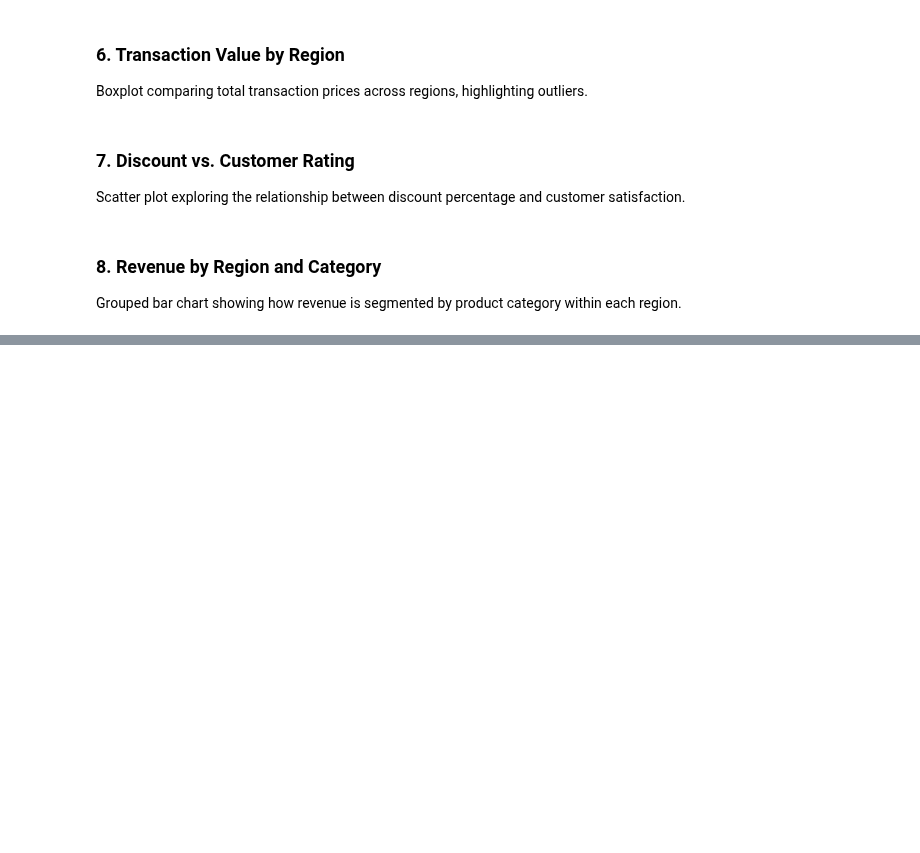
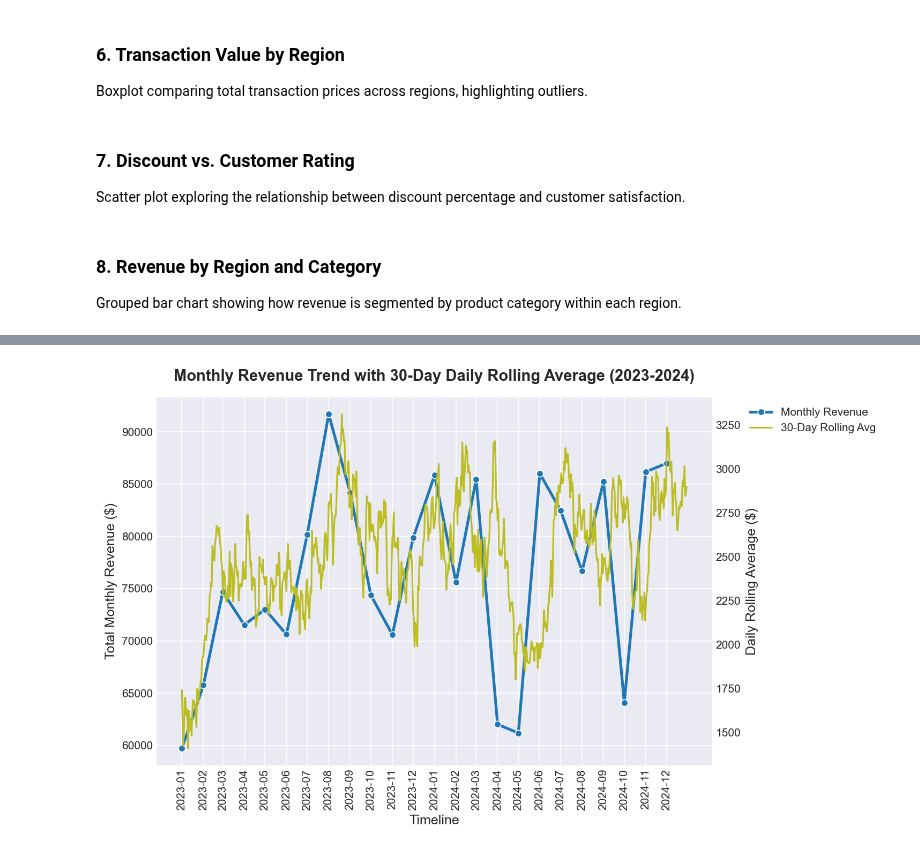
Before and after one commit to cURL-faraz/retail-insights-analytics, a Jupyter notebook: notebooks/retail_analysis.ipynb, the cells around one changed output, grey strips where cells are left out. Cells and saved outputs as stored; diff of their text form; code cells hidden in the pictures; blank space fills up the shorter version.

```diff
--- a/notebooks/retail_analysis.ipynb
+++ b/notebooks/retail_analysis.ipynb
@@ -1440,0 +1503,44 @@ plt.show()
+# %%
+import matplotlib.dates as mdates
+
+fig, monthly_ax = plt.subplots(figsize = (10, 6), dpi = 150)
+
+df['order_Y-M'] = df['order_date'].dt.to_period('M').dt.to_timestamp()
+monthly_revenue = df.groupby('order_Y-M', as_index = False).agg(total_revenue = ('total_price', 'sum'))
+sns.lineplot(data = monthly_revenue, x = 'order_Y-M', y = 'total_revenue', ax = monthly_ax,
+             zorder = 3, color = "#1f77b4", marker = "o", linewidth = 2.5, label = "Monthly Revenue")
+
+rolling_ax = monthly_ax.twinx()
+rolling_ax.grid(False)
+
+daily_revenue = df.groupby('order_date', as_index = False).agg(total_revenue = ('total_price', 'sum'))
+daily_revenue['rolling_30d'] = daily_revenue['total_revenue'].rolling(window = 30, min_periods = 1).mean()
+sns.lineplot(data = daily_revenue, x = 'order_date', y = 'rolling_30d', ax = rolling_ax,
+             zorder = 2, color = '#bcbd22', label = '30-Day Rolling Avg')
+
+monthly_ax.set_xlabel('Timeline', fontsize = 12)
+monthly_ax.tick_params(axis = 'x', rotation = 90)
+monthly_ax.set_ylabel('Total Monthly Revenue ($)', fontsize = 12)
+monthly_ax.set_title("Monthly Revenue Trend with 30-Day Daily Rolling Average (2023-2024)",
+                      fontsize = 14, fontweight = 'bold', pad = 15)
+monthly_ax.set_xticks(monthly_revenue['order_Y-M'])
+monthly_ax.margins(x = 0.05)
+monthly_ax.xaxis.set_major_formatter(mdates.DateFormatter('%Y-%m'))
+
+rolling_ax.set_ylabel('Daily Rolling Average ($)', fontsize = 12)
+
+handles_1, labels_1 = monthly_ax.get_legend_handles_labels()
+handles_2, labels_2 = rolling_ax.get_legend_handles_labels()
+
+if monthly_ax.get_legend() is not None:
+    monthly_ax.get_legend().remove()
+if rolling_ax.get_legend() is not None:
+    rolling_ax.get_legend().remove()
+
+monthly_ax.legend(handles_1 + handles_2, labels_1 + labels_2, loc = 'upper left',
+                  bbox_to_anchor = (1.05, 1))
+
+plt.tight_layout()
+plt.show()
+# %% [output]
+[figure, added]
```
Also changed, not shown: parts of 4 cells of this notebook.
